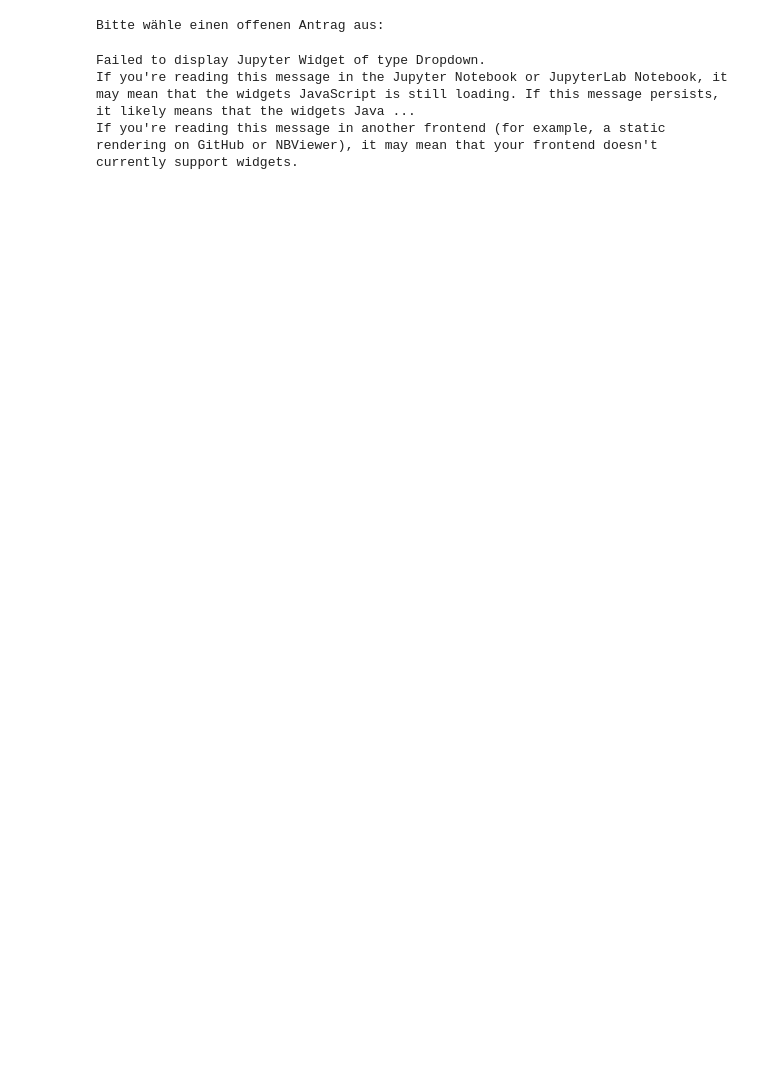
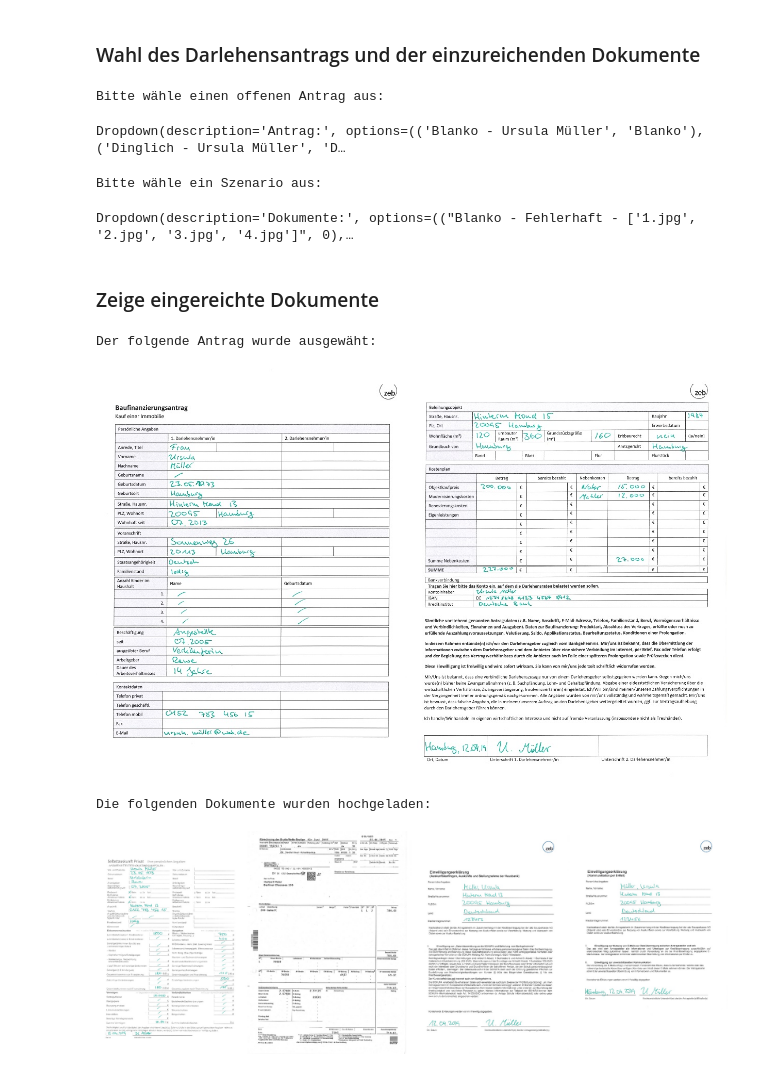
Before and after one commit to patrickzeb/Digitale-Auftragsverarbeitung, a Jupyter notebook: workflow.ipynb, the cells around one changed output. Cells and saved outputs as stored; diff of their text form; code cells hidden in the pictures; blank space fills up the shorter version.

```diff
--- a/workflow.ipynb
+++ b/workflow.ipynb
@@ -9,10 +11,29 @@
+# %% [markdown]
+### Wahl des Darlehensantrags und der einzureichenden Dokumente
 # %%
-from app.widget.widget import open_applications, show_documents
+from app.widget.widget import open_applications, documents_list
 
 dropdown1, applications = open_applications()
-dropdown2, documents = show_documents()
+dropdown2, uploaded = documents_list()
 # %% [output]
 Bitte wähle einen offenen Antrag aus:
-Failed to display Jupyter Widget of type Dropdown.
-If you're reading this message in the Jupyter Notebook or JupyterLab Notebook, it may mean that the widgets JavaScript is still loading. If this message persists, it likely means that the widgets Java ...
-If you're reading this message in another frontend (for example, a static rendering on GitHub or NBViewer), it may mean that your frontend doesn't currently support widgets.
+Dropdown(description='Antrag:', options=(('Blanko - Ursula Müller', 'Blanko'), ('Dinglich - Ursula Müller', 'D…
+Bitte wähle ein Szenario aus:
+Dropdown(description='Dokumente:', options=(("Blanko - Fehlerhaft - ['1.jpg', '2.jpg', '3.jpg', '4.jpg']", 0),…
+# %% [markdown]
+### Zeige eingereichte Dokumente
+# %%
+from app.inform.applicant import show_application, show_documents
+
+# Identifiziere selektiere Dokumente
+application = dropdown1.value
+files = dropdown2.value
+
+# Zeige Antrag & Dokumente an
+show_application(application)
+show_documents(files)
+# %% [output]
+Der folgende Antrag wurde ausgewäht:
+[figure, added]
+Die folgenden Dokumente wurden hochgeladen:
+[figure, added]
```
Also changed, not shown: parts of 11 cells of this notebook, 14 other files.
